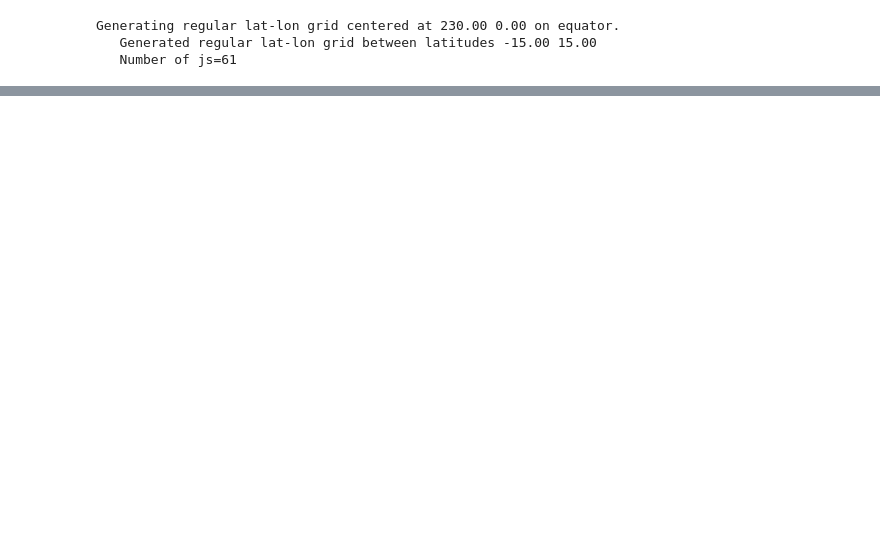
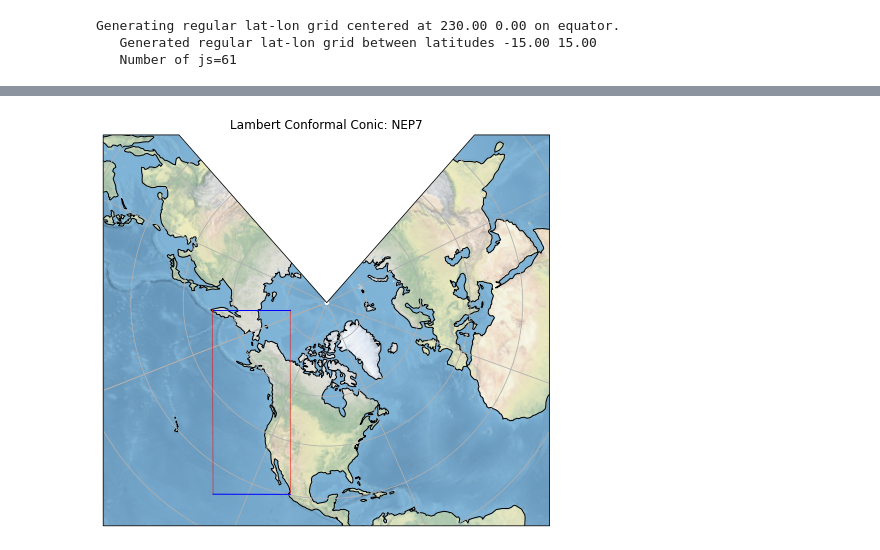
Before and after one commit to jr3cermak/gridtoolsDev, a Jupyter notebook: gridTools/mkMapIterative.ipynb, the cells around one changed output, grey strips where cells are left out. Saved outputs shown, nothing was run; the diff lists cells and outputs as text; code cells hidden in the pictures; blank space fills up the shorter version.

```diff
--- a/gridTools/mkMapIterative.ipynb
+++ b/gridTools/mkMapIterative.ipynb
@@ -218,0 +276,4 @@ grd.plotGrid()
+# %%
+# Suppress this plot so we can use it in a panel or geoview object
+(figureNEP, axes) = grd.plotGrid()
+plt.close()
@@ -218,0 +286,4 @@ grd.plotGrid()
+# %%
+figureNEP
+# %% [output]
+[figure, added]
```
Also changed, not shown: parts of 24 cells of this notebook, 5 other files.
